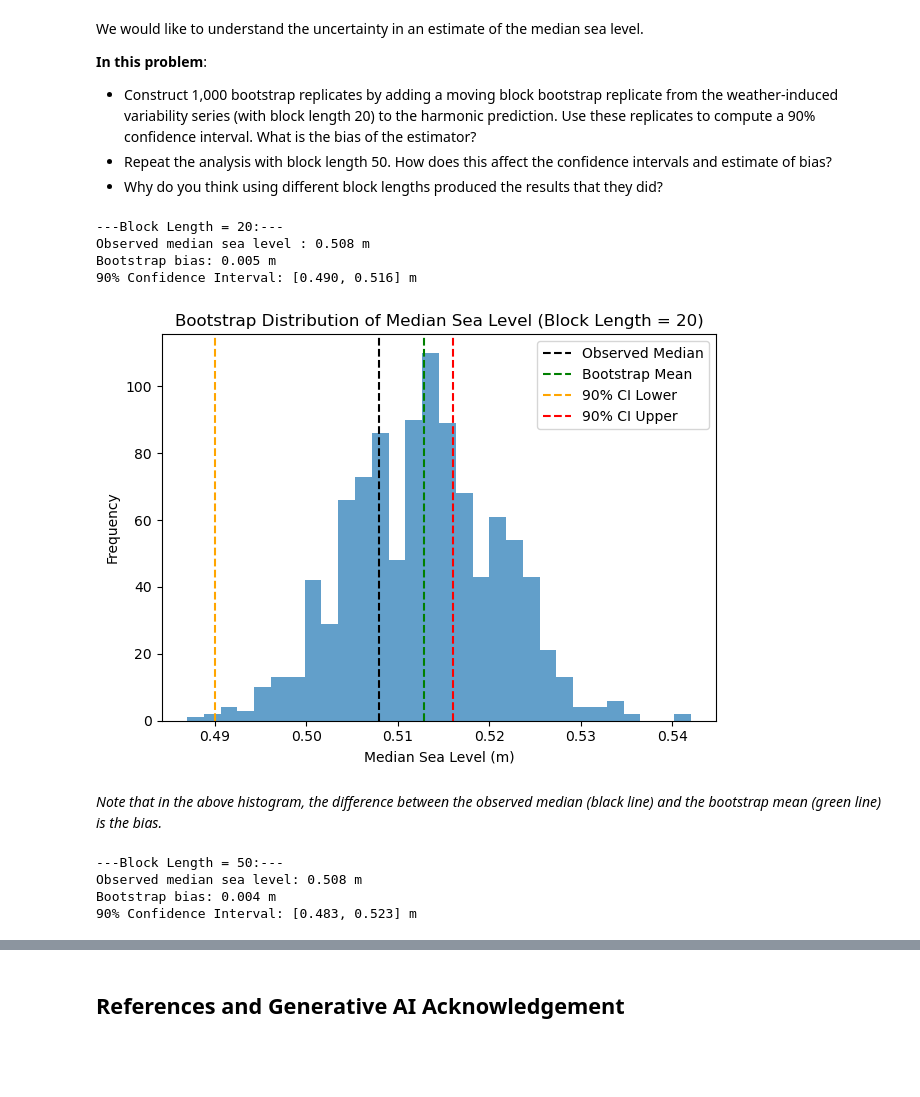
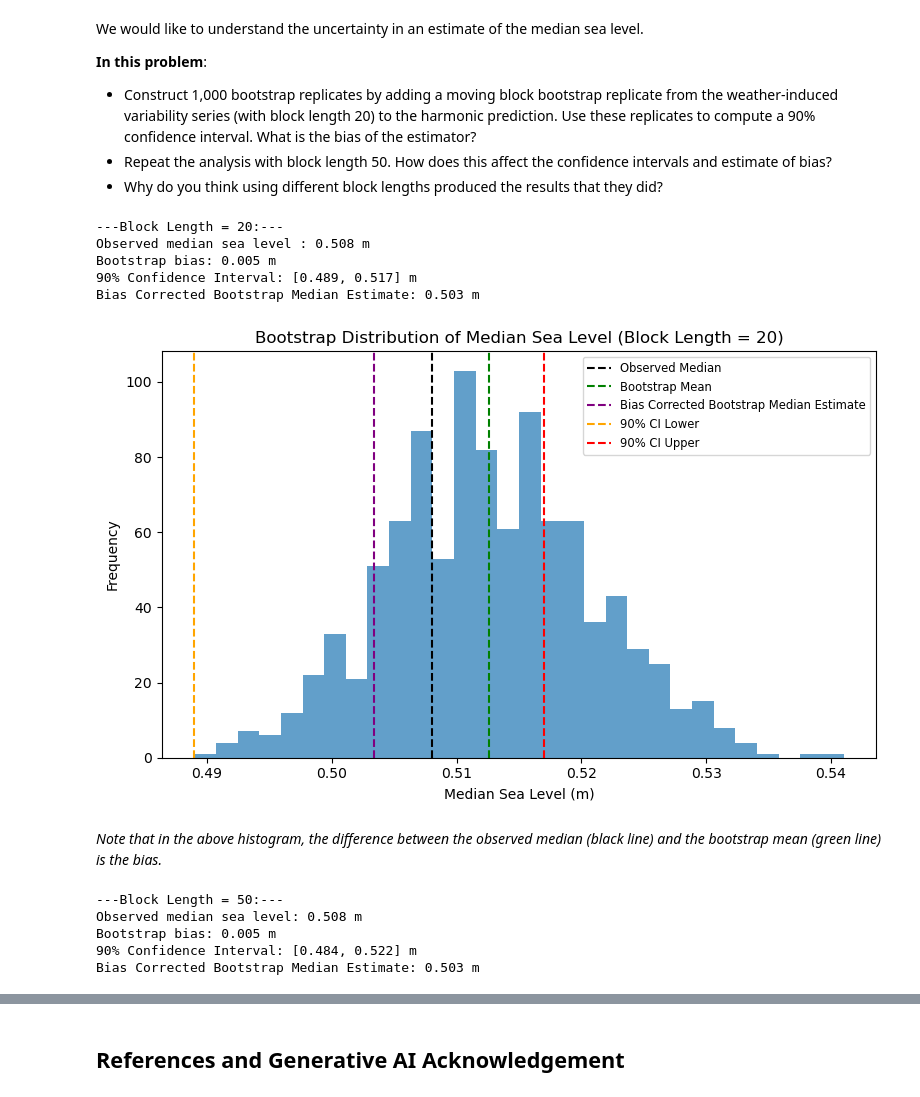
Before and after one commit to BEE4850-SP25/hw04-christinemswanson, a Jupyter notebook: hw04.ipynb, the cells around one changed output, grey strips where cells are left out. Drawn from its saved outputs; the diff is of its cells as text; code cells hidden in the pictures; blank space fills up the shorter version.

```diff
--- a/hw04.ipynb
+++ b/hw04.ipynb
@@ -668,32 +669,41 @@ ci_upper = 2 * observed_median - np.percentile(bootstrap_medians, 5)
 ci_lower = 2 * observed_median - np.percentile(bootstrap_medians, 95)
 
 # print the results
+# corrected bootstrap median estimate
+bias_corrected_bootstrap_median = observed_median - bias
+
 print("---Block Length = 20:---")
 print(f"Observed median sea level : {observed_median:.3f} m")
 print(f"Bootstrap bias: {bias:.3f} m")
 print(f"90% Confidence Interval: [{ci_lower:.3f}, {ci_upper:.3f}] m")
+print(f"Bias Corrected Bootstrap Median Estimate: {bias_corrected_bootstrap_median:.3f} m")
 # %% [output]
 ---Block Length = 20:---
 Observed median sea level : 0.508 m
 Bootstrap bias: 0.005 m
-90% Confidence Interval: [0.490, 0.516] m
+90% Confidence Interval: [0.489, 0.517] m
+Bias Corrected Bootstrap Median Estimate: 0.503 m
 # %%
 # plot histogram
+plt.figure(figsize=(8,5))
+
 plt.hist(bootstrap_medians, bins=30, alpha=0.7)
 
 plt.axvline(observed_median, color='black', linestyle='--', label='Observed Median')
 plt.axvline(bootstrap_mean, color = "green", linestyle = "--", label = "Bootstrap Mean")
+plt.axvline(bias_corrected_bootstrap_median, color='purple',
+            linestyle='--', label='Bias Corrected Bootstrap Median Estimate')
 plt.axvline(ci_lower, color='orange', linestyle='--', label='90% CI Lower')
 plt.axvline(ci_upper, color='red', linestyle='--', label='90% CI Upper')
 plt.title("Bootstrap Distribution of Median Sea Level (Block Length = 20)")
 plt.xlabel("Median Sea Level (m)")
 plt.ylabel("Frequency")
-plt.legend()
+plt.legend(fontsize='small')
 
 plt.tight_layout()
 plt.show()
 # %% [output]
-[figure, old version]
+[figure, new version]
 # %% [markdown]
 *Note that in the above histogram, the difference between the observed median (black line) and the bootstrap mean (green line) is the bias.*
 # %%
@@ -749,14 +759,19 @@ ci_upper = 2 * observed_median - np.percentile(bootstrap_medians, 5)
 ci_lower = 2 * observed_median - np.percentile(bootstrap_medians, 95)
 
 # print the results
+# corrected bootstrap median estimate
+bias_corrected_bootstrap_median = observed_median - bias
+
 print("---Block Length = 50:---")
 print(f"Observed median sea level: {observed_median:.3f} m")
 print(f"Bootstrap bias: {bias:.3f} m")
 print(f"90% Confidence Interval: [{ci_lower:.3f}, {ci_upper:.3f}] m")
+print(f"Bias Corrected Bootstrap Median Estimate: {bias_corrected_bootstrap_median:.3f} m")
 # %% [output]
 ---Block Length = 50:---
 Observed median sea level: 0.508 m
-Bootstrap bias: 0.004 m
-90% Confidence Interval: [0.483, 0.523] m
+Bootstrap bias: 0.005 m
+90% Confidence Interval: [0.484, 0.522] m
+Bias Corrected Bootstrap Median Estimate: 0.503 m
 # %%
 # plot histogram
```
Also changed, not shown: parts of 3 cells of this notebook.
